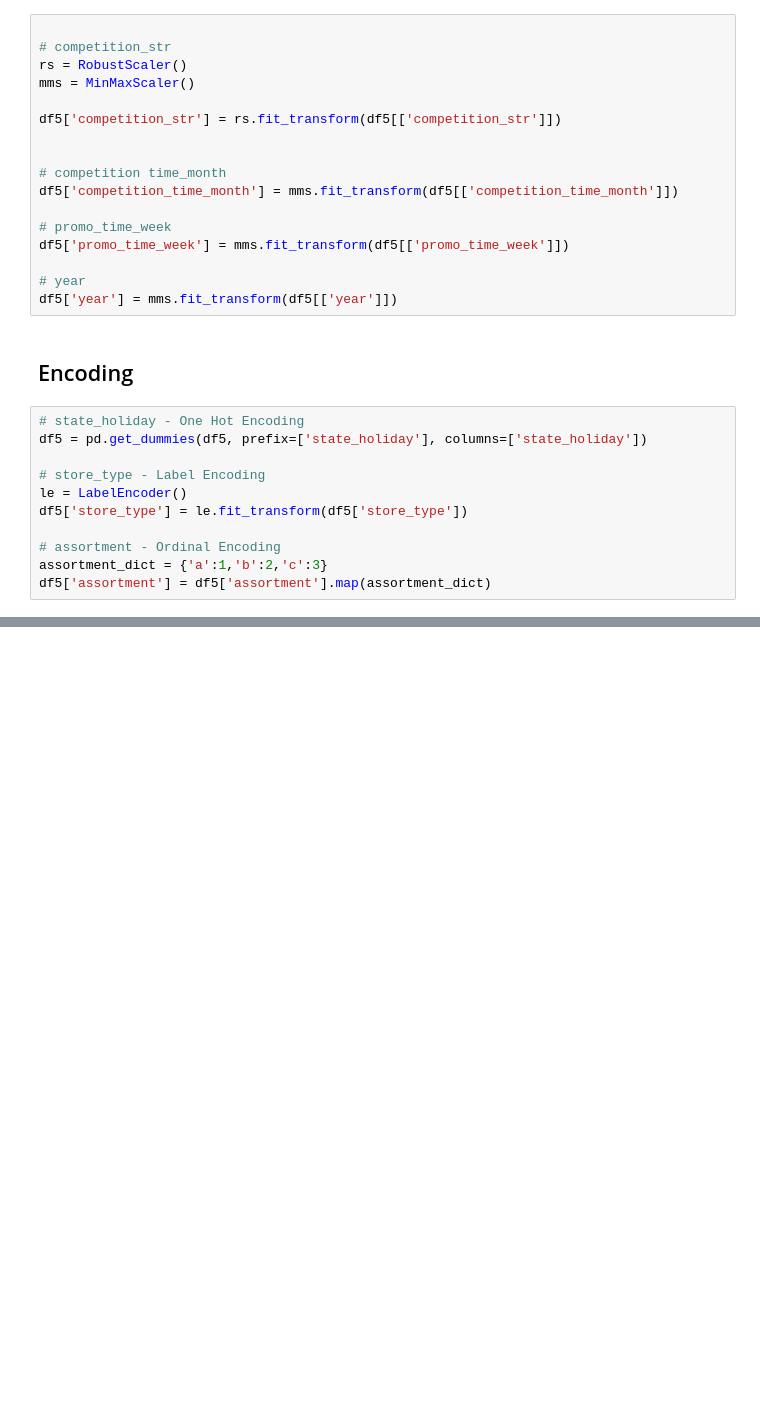
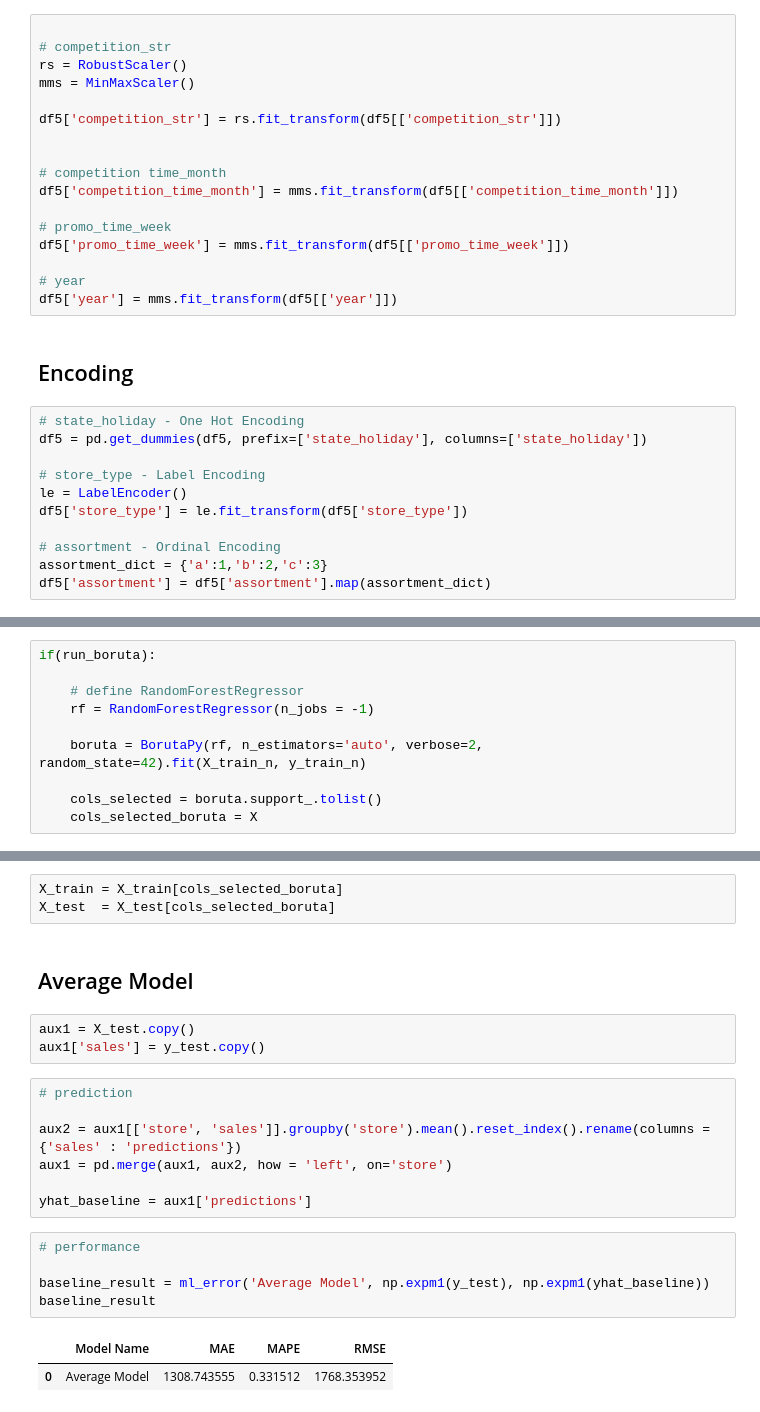
Before and after one commit to enerdb/Store-Sales-Prediction, a Jupyter notebook: store_sales_prediction.ipynb, the cells around one changed output, grey strips where cells are left out. Saved outputs shown, nothing was run; the diff lists cells and outputs as text; blank space fills up the shorter version.

```diff
--- a/store_sales_prediction.ipynb
+++ b/store_sales_prediction.ipynb
@@ -667,0 +684,10 @@ df5.head()
+# %%
+if(run_boruta):
+
+    # define RandomForestRegressor
+    rf = RandomForestRegressor(n_jobs = -1)
+
+    boruta = BorutaPy(rf, n_estimators='auto', verbose=2, random_state=42).fit(X_train_n, y_train_n)
+
+    cols_selected = boruta.support_.tolist()
+    cols_selected_boruta = X
@@ -667,0 +741,23 @@ df5.head()
+# %%
+X_train = X_train[cols_selected_boruta]
+X_test  = X_test[cols_selected_boruta]
+# %% [markdown]
+## Average Model
+# %%
+aux1 = X_test.copy()
+aux1['sales'] = y_test.copy()
+# %%
+# prediction
+
+aux2 = aux1[['store', 'sales']].groupby('store').mean().reset_index().rename(columns = {'sales' : 'predictions'})
+aux1 = pd.merge(aux1, aux2, how = 'left', on='store')
+
+yhat_baseline = aux1['predictions']
+# %%
+# performance
+
+baseline_result = ml_error('Average Model', np.expm1(y_test), np.expm1(yhat_baseline))
+baseline_result
+# %% [output]
+|  | Model Name | MAE | MAPE | RMSE |
+| 0 | Average Model | 1308.743555 | 0.331512 | 1768.353952 |
```
Also changed, not shown: parts of 44 cells of this notebook.
